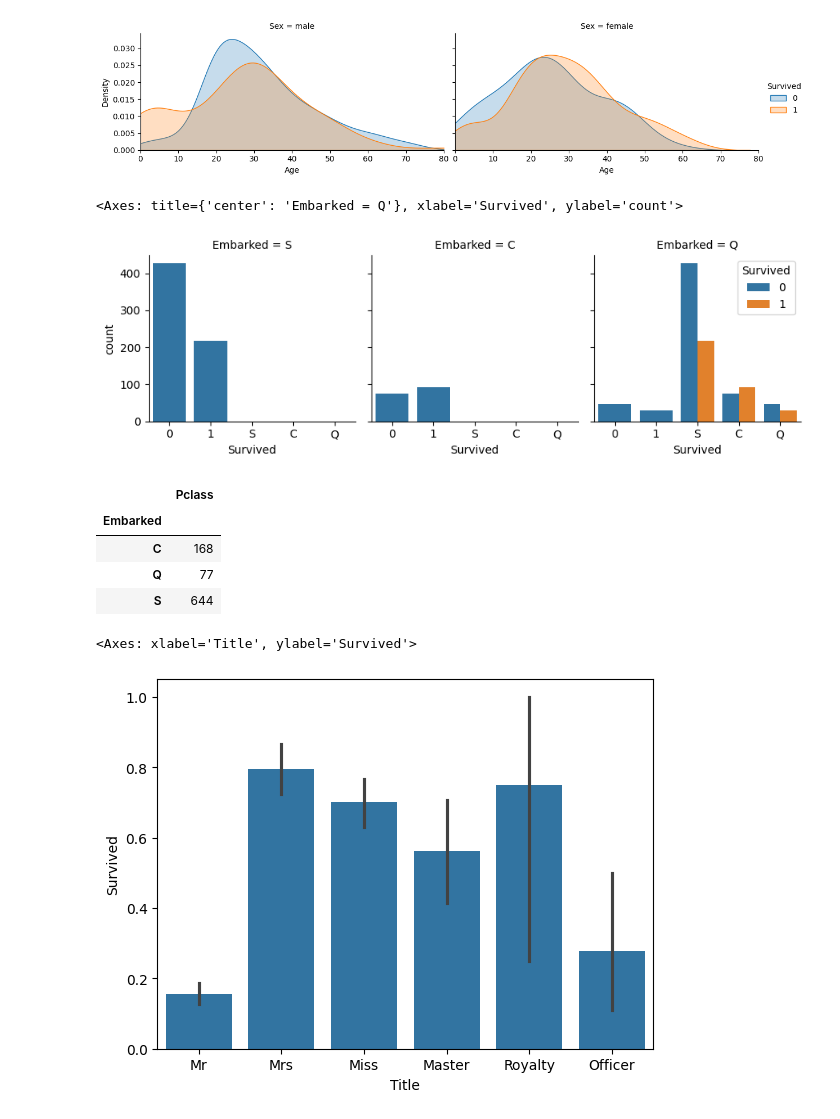
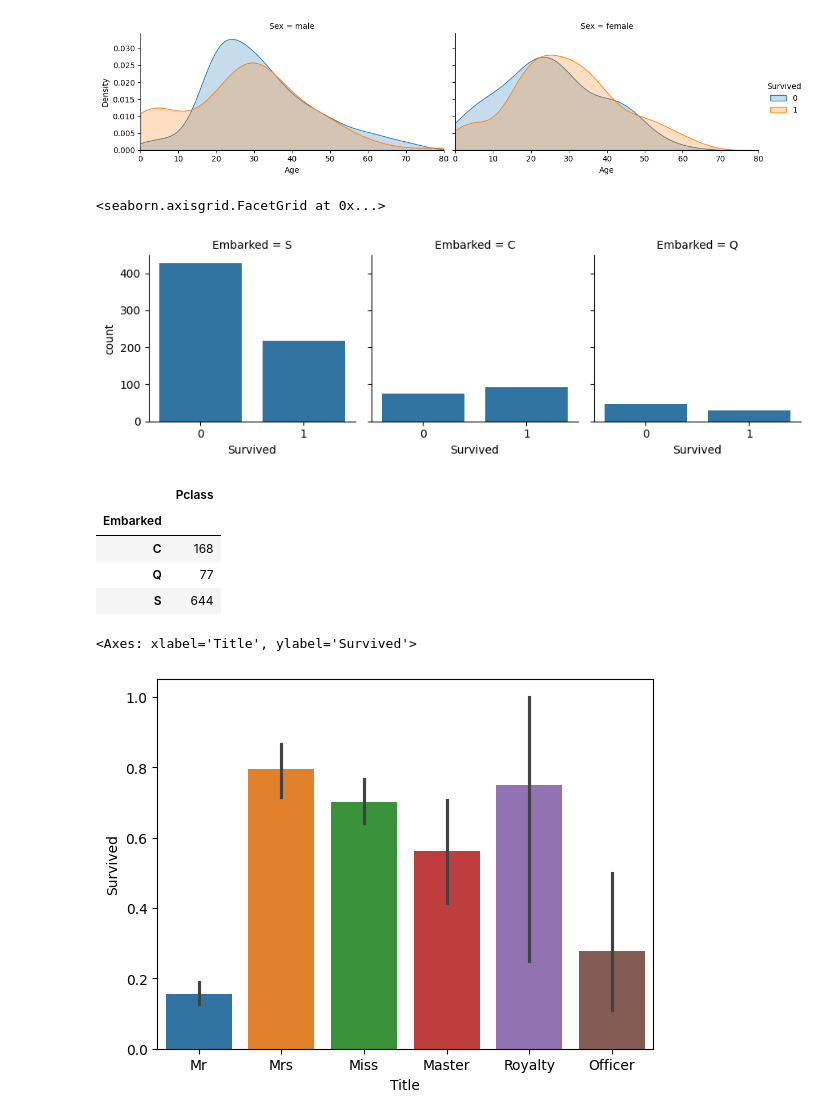
Before and after one commit to Sierraki/Solutions, a Jupyter notebook: Kaggle/titanic/darf.ipynb, the cells around one changed output. Cells and saved outputs as stored; diff of their text form; code cells hidden in the pictures.

```diff
--- a/Kaggle/titanic/darf.ipynb
+++ b/Kaggle/titanic/darf.ipynb
@@ -104,10 +104,10 @@ Text(672.6216036522636, 0.5, 'density')
 # %%
 facet=sns.FacetGrid(data=train,col='Embarked')
 facet.map(sns.countplot, 'Survived' )
-sns.countplot(data=train, x='Embarked', hue='Survived')
+# sns.countplot(data=train, x='Embarked', hue='Survived')
 # %% [output]
-<Axes: title={'center': 'Embarked = Q'}, xlabel='Survived', ylabel='count'>
+<seaborn.axisgrid.FacetGrid at 0x...>
-[figure, old version]
+[figure, new version]
 # %%
 train.groupby(['Embarked'])[['Pclass']].count()
 # %% [output]
@@ -118,16 +118,17 @@ train.groupby(['Embarked'])[['Pclass']].count()
 | S | 644 |
 # %%
 train['Title'] = train['Name'].apply(lambda x:x.split(',')[1].split('.')[0].strip())
+# train
 Title_Dict = {}
 Title_Dict.update(dict.fromkeys(['Capt', 'Col', 'Major', 'Dr', 'Rev'], 'Officer'))
 Title_Dict.update(dict.fromkeys(['Don', 'Sir', 'the Countess', 'Dona', 'Lady'], 'Royalty'))
 Title_Dict.update(dict.fromkeys(['Mme', 'Ms', 'Mrs'], 'Mrs'))
 Title_Dict.update(dict.fromkeys(['Mlle', 'Miss'], 'Miss'))
 Title_Dict.update(dict.fromkeys(['Mr'], 'Mr'))
 Title_Dict.update(dict.fromkeys(['Master','Jonkheer'], 'Master'))
 
 train['Title'] = train['Title'].map(Title_Dict)
-sns.barplot(x="Title", y="Survived", data=train)
+sns.barplot(x="Title", y="Survived", data=train,hue="Title")
 # %% [output]
 <Axes: xlabel='Title', ylabel='Survived'>
-[figure, old version]
+[figure, new version]
```
Also changed, not shown: parts of 4 cells of this notebook, 3 other files.
